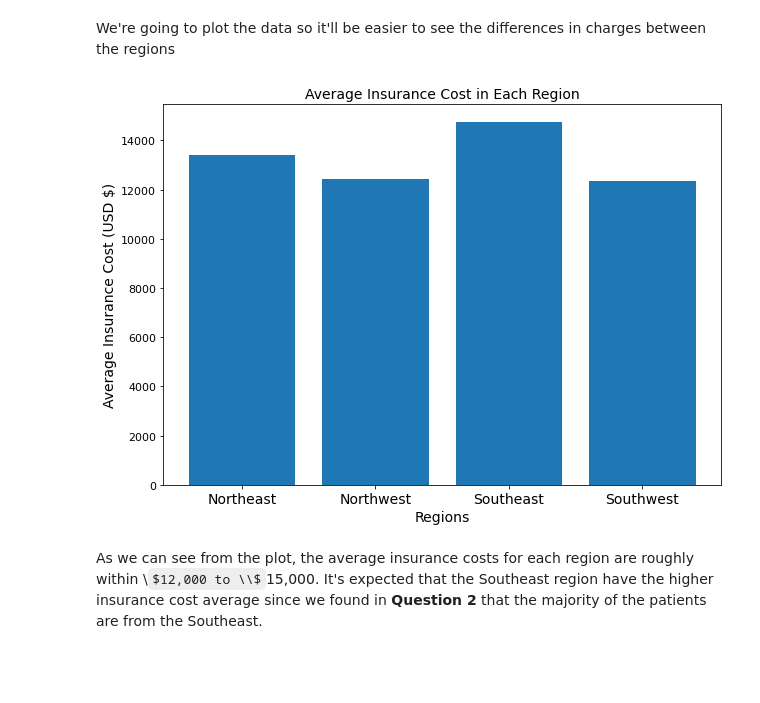
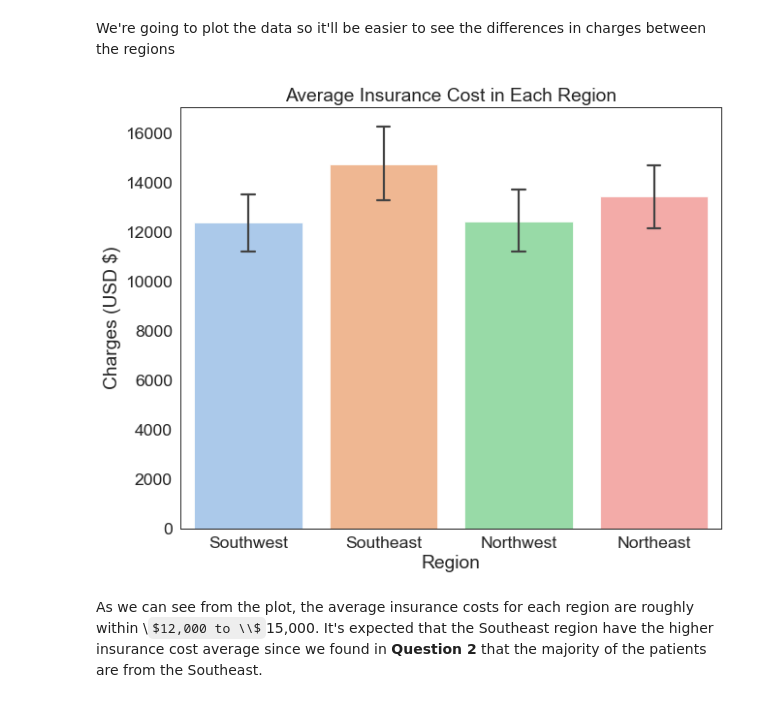
Before and after one commit to alexamb12/Data-Science-Projects, a Jupyter notebook: US-Medical-Insurance-Costs-Project/Portfolio-Project-US-Medical-Insurance-Costs.ipynb, the cells around one changed output. Drawn from its saved outputs; the diff is of its cells as text; code cells hidden in the pictures; some formulas as TeX source; blank space fills up the shorter version.

Commit message:
created better visuals for data

```diff
--- a/US-Medical-Insurance-Costs-Project/Portfolio-Project-US-Medical-Insurance-Costs.ipynb
+++ b/US-Medical-Insurance-Costs-Project/Portfolio-Project-US-Medical-Insurance-Costs.ipynb
@@ -276,23 +276,15 @@ location
 | 3 | Southwest | 12346.937508 |
 # %% [markdown]
 We're going to plot the data so it'll be easier to see the differences in charges between the regions
-# %%
-import matplotlib.pyplot as plt
-
-fig = plt.figure(figsize=(10,7))
-ax = fig.add_subplot(1,1,1)
-
-x = range(len(location['Region']))
-plt.bar(x, location['Charges (USD $)'])
-plt.xlabel('Regions',fontsize = 14)
-plt.ylabel('Average Insurance Cost (USD $)', fontsize = 14)
-plt.title('Average Insurance Cost in Each Region', fontsize = 14)
-ax.set_xticks(x)
-ax.set_xticklabels(location['Region'], fontsize = 14)
-
-plt.show()
-# %% [output]
-[figure, removed]
+# %%
+import matplotlib.pyplot as plt
+
+f3, ax3 = plt.subplots(figsize=(10,8))
+ax3 = sns.barplot(x='Region', y='Charges (USD $)', data = data, capsize = 0.1)
+ax3.set_title('Average Insurance Cost in Each Region')
+plt.show()
+# %% [output]
+[figure, added]
 # %% [markdown]
 As we can see from the plot, the average insurance costs for each region are roughly within \\$12,000 to \\$15,000. It's expected that the Southeast region have the higher insurance cost average since we found in **Question 2** that the majority of the patients are from the Southeast.
 # %% [markdown]
```
